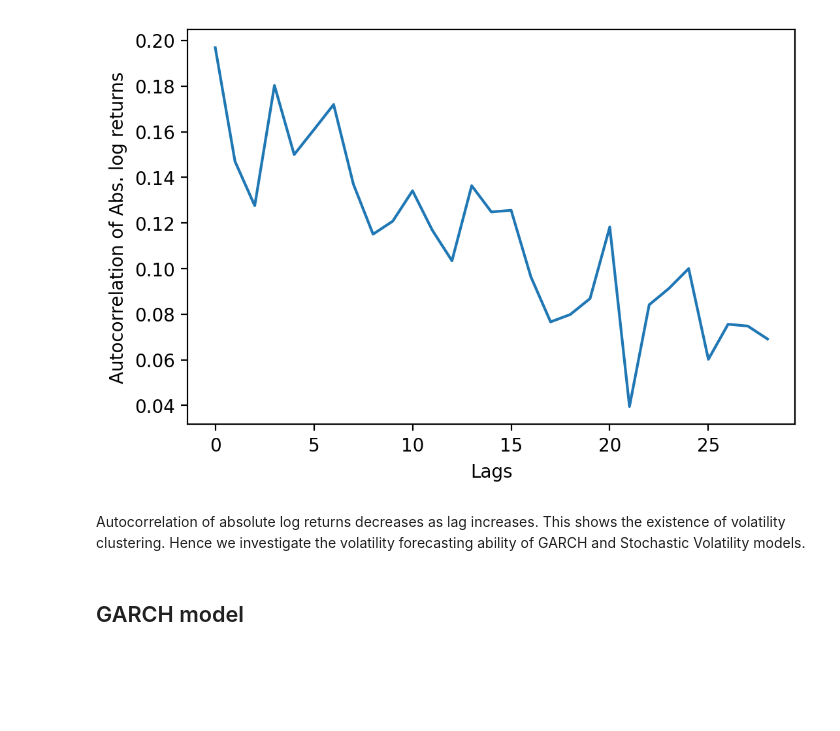
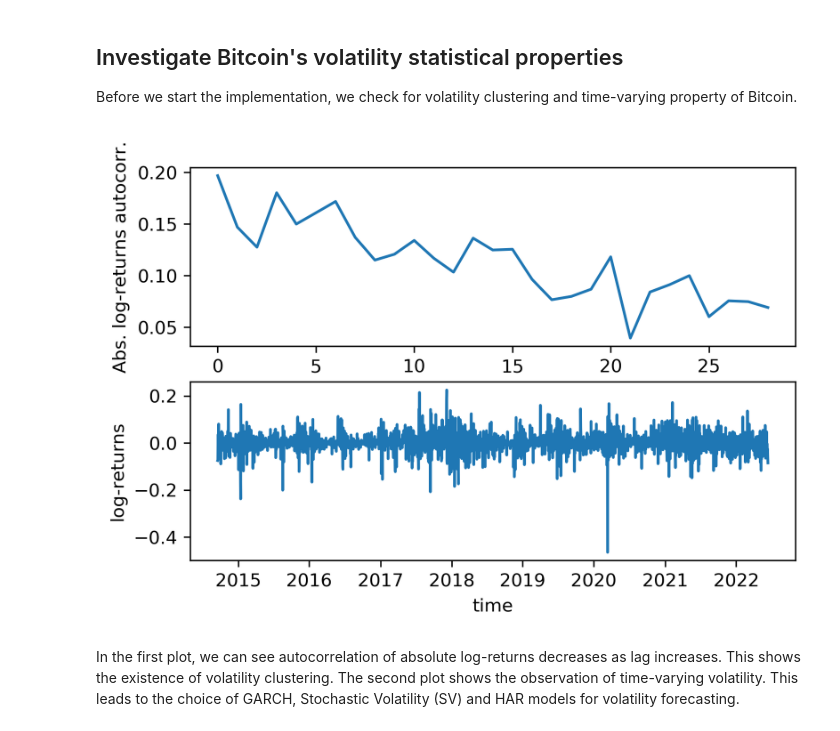
Before and after one commit to cko22/BItcoin-Volatility-Forecasting, a Jupyter notebook: BTC_volatility.ipynb, the cells around one changed output. Drawn from its saved outputs; the diff is of its cells as text; code cells hidden in the pictures; blank space fills up the shorter version.

```diff
--- a/BTC_volatility.ipynb
+++ b/BTC_volatility.ipynb
@@ -99,35 +37,38 @@ TypeError: 'numpy._DTypeMeta' object is not subscriptable
+# %% [markdown]
+## Investigate Bitcoin's volatility statistical properties
+Before we start the implementation, we check for volatility clustering and time-varying property of Bitcoin.
 # %%
-df = pd.read_csv("/Users/chunkiat/Downloads/BTC-USD.csv")
+df = pd.read_csv("/home/chunkiat/Desktop/Stashaway/BTC-USD.csv") # from yahoo finance
 df["Date"] = pd.to_datetime(df["Date"])
 df = df[["Date", "Close"]]
 df.columns = ["date", "spot"]
-# df = df[df["date"] > datetime(2018,1,1)].reset_index(drop = True)
 df = df.resample('D', on='date').last().reset_index(drop = True)
 df["log_ret"] = np.log(df["spot"]/df["spot"].shift(1))
 df = df[df["log_ret"].notna()].reset_index(drop = True)
 
 # Check for volatility clustering
 df["abs_log_ret"] = abs(df["log_ret"])
 auto_corr = []
 for lags in range(1,30):
     auto_corr.append(np.corrcoef(df["abs_log_ret"][lags:], df["abs_log_ret"].shift(lags)[lags:])[0,1])
 
-fig,ax = plt.subplots(1,1,dpi = 200)
-ax.plot(auto_corr)
-ax.set_xlabel("Lags")
-ax.set_ylabel("Autocorrelation of Abs. log returns")
-plt.plot()
+fig,ax = plt.subplots(2,1,dpi = 300)
+ax[0].plot(auto_corr)
+ax[0].set_xlabel("Lags")
+ax[0].set_ylabel("Abs. log-returns autocorr.")
+
+ax[1].plot(df["date"], df["log_ret"])
+ax[1].set(xlabel="time", ylabel="log-returns")
+
 plt.show()
 
 
 # fig,ax = plt.subplots(1,1,dpi = 200)
 # ax.plot(df["date"], df["spot"])
 # ax.set_ylabel("USD")
 # ax.set_xlabel("Time")
 # plt.show()
 # %% [output]
-[figure, old version]
+[figure, new version]
 # %% [markdown]
-Autocorrelation of absolute log returns decreases as lag increases. This shows the existence of volatility clustering. Hence we investigate the volatility forecasting ability of GARCH and Stochastic Volatility models.
+In the first plot, we can see autocorrelation of absolute log-returns decreases as lag increases. This shows the existence of volatility clustering. The second plot shows the observation of time-varying volatility. This leads to the  choice of GARCH, Stochastic Volatility (SV) and HAR models for volatility forecasting.
-# %% [markdown]
-## GARCH model
```
Also changed, not shown: parts of 15 cells of this notebook.
